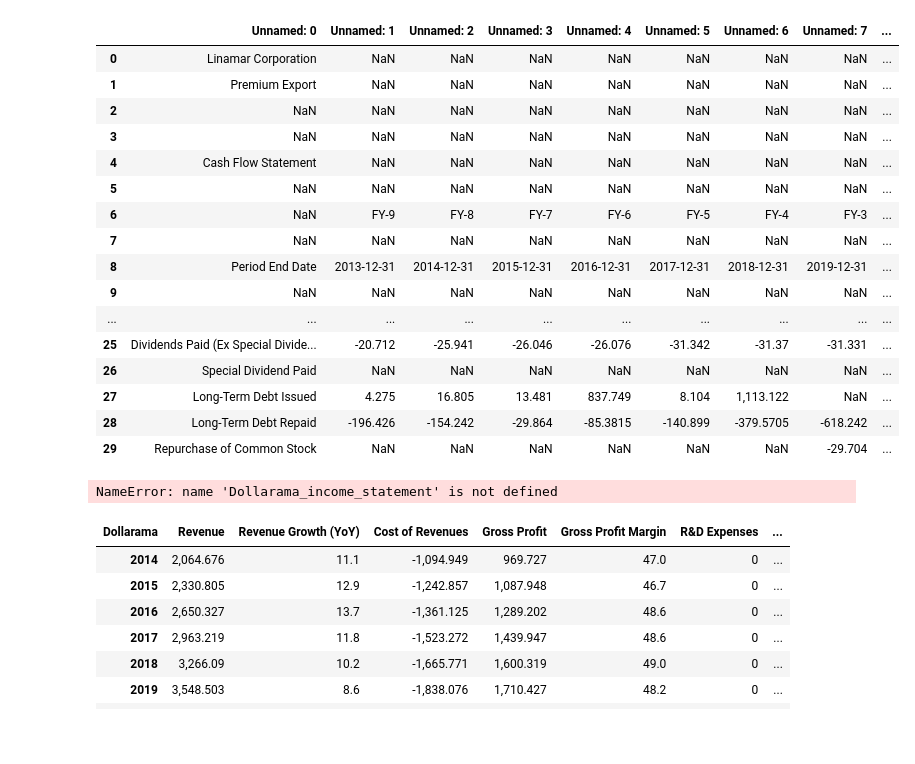
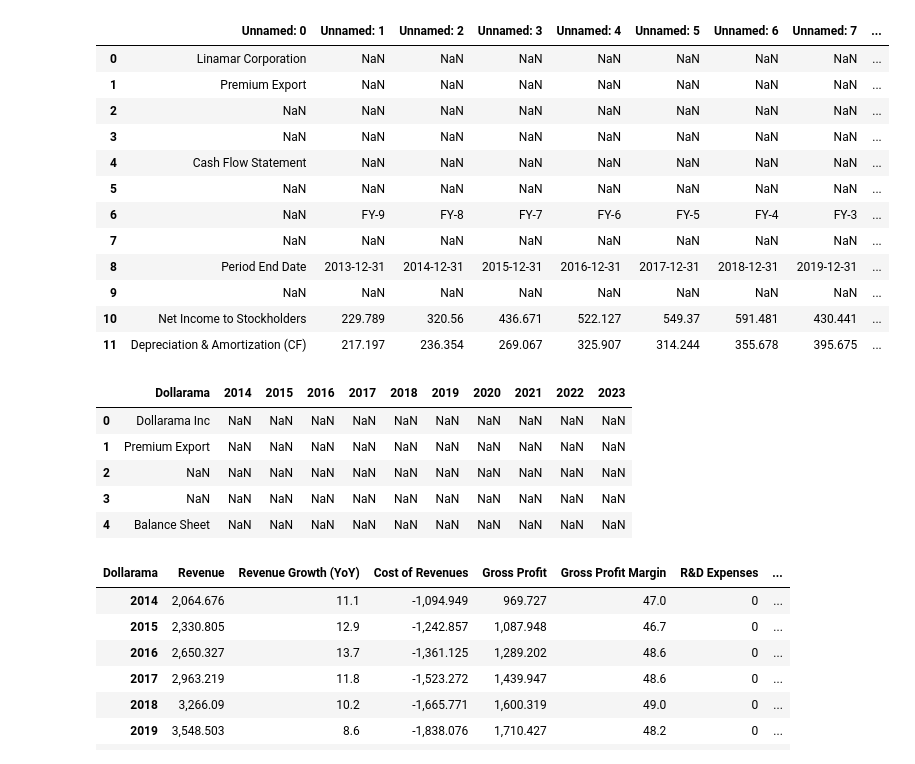
Before and after one commit to jash1112/project-financial_analysis, a Jupyter notebook: The_Project_Maher.ipynb, the cells around one changed output. Saved outputs shown, nothing was run; the diff lists cells and outputs as text; code cells hidden in the pictures; blank space fills up the shorter version.

```diff
--- a/The_Project_Maher.ipynb
+++ b/The_Project_Maher.ipynb
@@ -34,33 +35,29 @@ Linamar_cash_flow_statement = pd.read_csv("Resource/Linamar_cash_flow_statement.
 # %%
 #Dollarama_balance_sheet.head(10)
 #Dollarama_income_statement.head(15)
 #Dollarama_cash_flow_statement.head(30)
 
 #Canadian_tire_balance_sheet.head(10)
 #Canadian_tire_income_statement.head(10)
 #Canadian_tire_cash_flow_statement.head(30)
 
 #Linamar_balance_sheet.head(10)
 #Linamar_income_statement.head(10)
-Linamar_cash_flow_statement.head(30)
+Linamar_cash_flow_statement.head(12)
 # %% [output]
 |  | Unnamed: 0 | Unnamed: 1 | Unnamed: 2 | Unnamed: 3 | Unnamed: 4 | Unnamed: 5 | Unnamed: 6 | Unnamed: 7 | ... |
 | 0 | Linamar Corporation | NaN | NaN | NaN | NaN | NaN | NaN | NaN | ... |
 | 1 | Premium Export | NaN | NaN | NaN | NaN | NaN | NaN | NaN | ... |
 | 2 | NaN | NaN | NaN | NaN | NaN | NaN | NaN | NaN | ... |
 | 3 | NaN | NaN | NaN | NaN | NaN | NaN | NaN | NaN | ... |
 | 4 | Cash Flow Statement | NaN | NaN | NaN | NaN | NaN | NaN | NaN | ... |
 | 5 | NaN | NaN | NaN | NaN | NaN | NaN | NaN | NaN | ... |
 | 6 | NaN | FY-9 | FY-8 | FY-7 | FY-6 | FY-5 | FY-4 | FY-3 | ... |
 | 7 | NaN | NaN | NaN | NaN | NaN | NaN | NaN | NaN | ... |
 | 8 | Period End Date | 2013-12-31 | 2014-12-31 | 2015-12-31 | 2016-12-31 | 2017-12-31 | 2018-12-31 | 2019-12-31 | ... |
 | 9 | NaN | NaN | NaN | NaN | NaN | NaN | NaN | NaN | ... |
-| ... | ... | ... | ... | ... | ... | ... | ... | ... | ... |
-| 25 | Dividends Paid (Ex Special Divide... | -20.712 | -25.941 | -26.046 | -26.076 | -31.342 | -31.37 | -31.331 | ... |
-| 26 | Special Dividend Paid | NaN | NaN | NaN | NaN | NaN | NaN | NaN | ... |
-| 27 | Long-Term Debt Issued | 4.275 | 16.805 | 13.481 | 837.749 | 8.104 | 1,113.122 | NaN | ... |
-| 28 | Long-Term Debt Repaid | -196.426 | -154.242 | -29.864 | -85.3815 | -140.899 | -379.5705 | -618.242 | ... |
-| 29 | Repurchase of Common Stock | NaN | NaN | NaN | NaN | NaN | NaN | -29.704 | ... |
+| 10 | Net Income to Stockholders | 229.789 | 320.56 | 436.671 | 522.127 | 549.37 | 591.481 | 430.441 | ... |
+| 11 | Depreciation & Amortization (CF) | 217.197 | 236.354 | 269.067 | 325.907 | 314.244 | 355.678 | 395.675 | ... |
 # %%
 # Rename the columns.
 Dollarama_balance_sheet=Dollarama_balance_sheet.rename(columns=
@@ -182,7 +179,7 @@ Linamar_cash_flow_statement = Linamar_cash_flow_statement.rename(columns=
           'Unnamed: 10': '2022'})
 # %%
 # For test
-#Dollarama_balance_sheet.head(30)
+Dollarama_balance_sheet.head(5)
 #Dollarama_income_statement.head(30)
 #Dollarama_cash_flow_statement.head(10)
 
@@ -194,7 +191,12 @@ Linamar_cash_flow_statement = Linamar_cash_flow_statement.rename(columns=
 #Linamar_income_statement.head(10)
 #Linamar_cash_flow_statement.head(10)
 # %% [output]
-NameError: name 'Dollarama_income_statement' is not defined
+|  | Dollarama | 2014 | 2015 | 2016 | 2017 | 2018 | 2019 | 2020 | 2021 | 2022 | 2023 |
+| 0 | Dollarama Inc | NaN | NaN | NaN | NaN | NaN | NaN | NaN | NaN | NaN | NaN |
+| 1 | Premium Export | NaN | NaN | NaN | NaN | NaN | NaN | NaN | NaN | NaN | NaN |
+| 2 | NaN | NaN | NaN | NaN | NaN | NaN | NaN | NaN | NaN | NaN | NaN |
+| 3 | NaN | NaN | NaN | NaN | NaN | NaN | NaN | NaN | NaN | NaN | NaN |
+| 4 | Balance Sheet | NaN | NaN | NaN | NaN | NaN | NaN | NaN | NaN | NaN | NaN |
 # %%
 # Clean data for Dollarama
 Dollarama_balance_sheet = Dollarama_balance_sheet.loc[Dollarama_balance_sheet["Dollarama"] != 'Period End Date']
```
Also changed, not shown: parts of 12 cells of this notebook, 2 other files.
